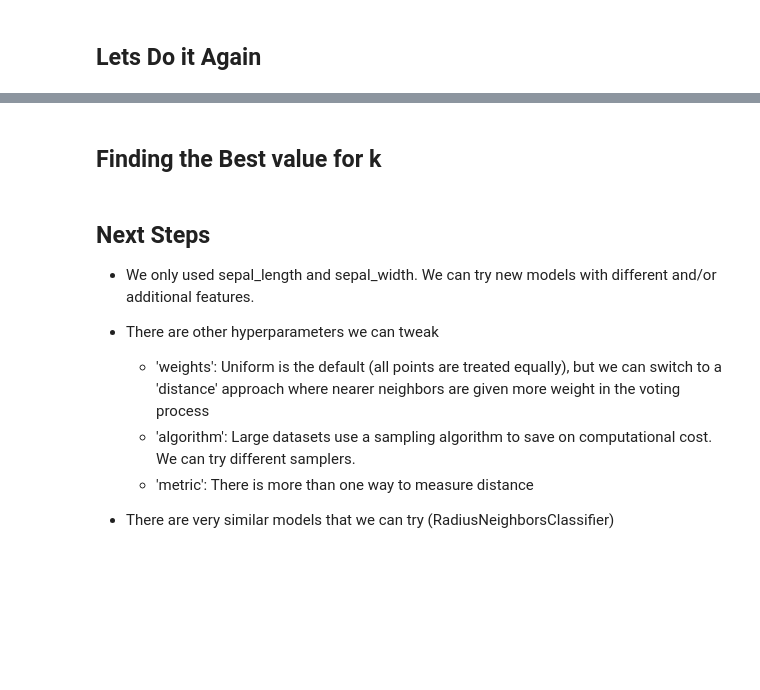
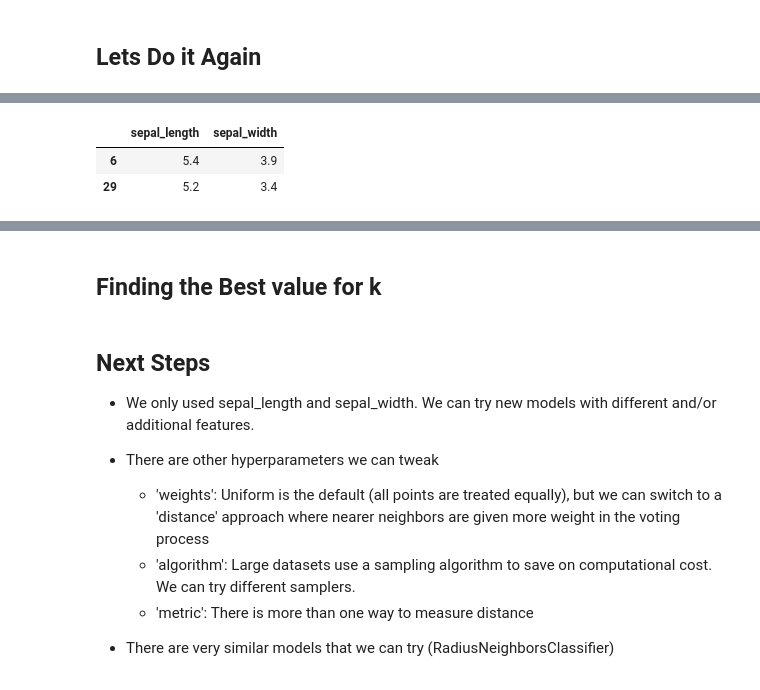
Before and after one commit to CodeupClassroom/leavitt-classification-exercises, a Jupyter notebook: k_nearest_neighbors_lesson.ipynb, the cells around one changed output, grey strips where cells are left out. Drawn from its saved outputs; the diff is of its cells as text; code cells hidden in the pictures; blank space fills up the shorter version.

```diff
--- a/k_nearest_neighbors_lesson.ipynb
+++ b/k_nearest_neighbors_lesson.ipynb
@@ -99,0 +231,6 @@ How does the boundary map for **k = 5** compared to **k = 1**?
+# %%
+X_validate.head(2)
+# %% [output]
+|  | sepal_length | sepal_width |
+| 6 | 5.4 | 3.9 |
+| 29 | 5.2 | 3.4 |
```
Also changed, not shown: parts of 40 cells of this notebook.
